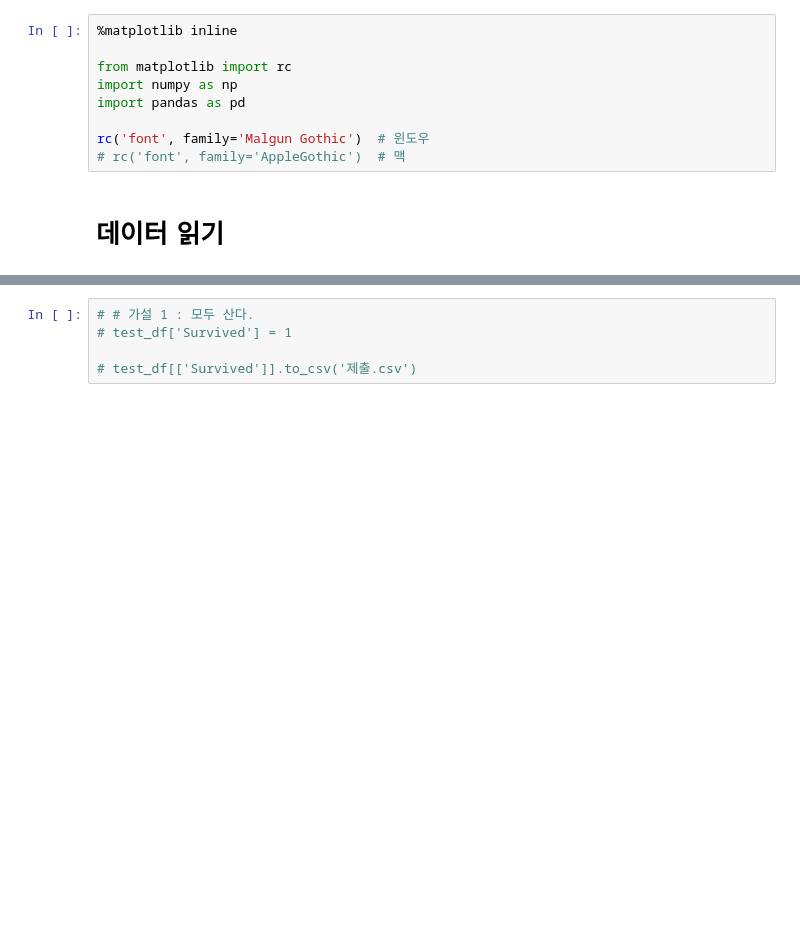
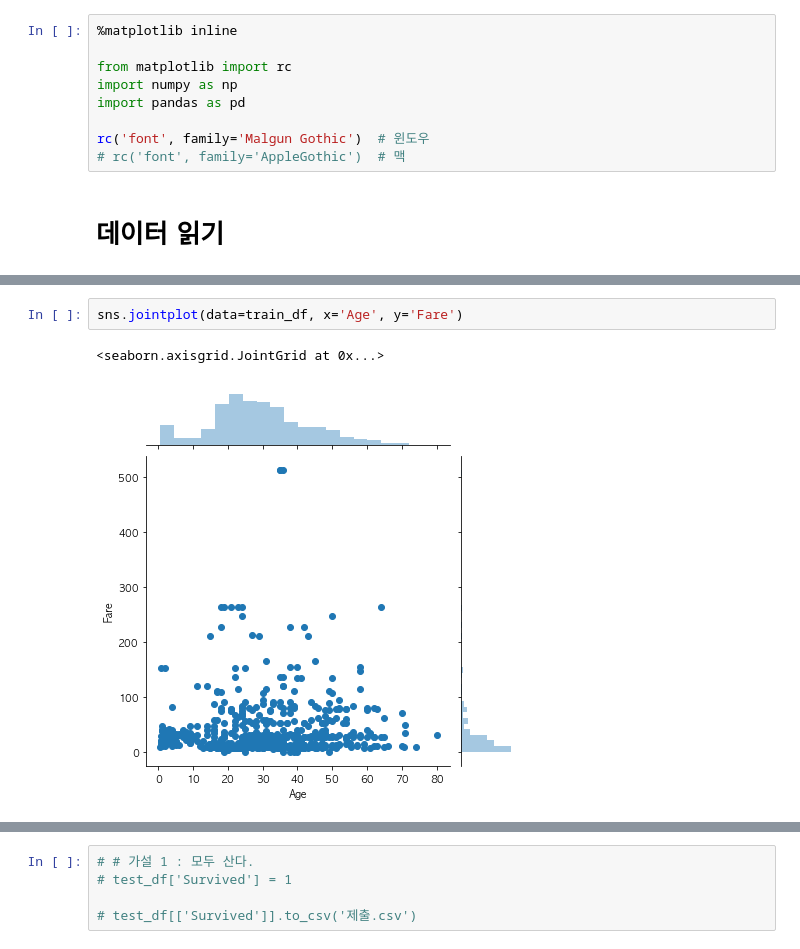
Before and after one commit to CodingSta/demo-ls-201904-pandas, a Jupyter notebook: Pandsa 03 - Solved.ipynb, the cells around one changed output, grey strips where cells are left out. Drawn from its saved outputs; the diff is of its cells as text; blank space fills up the shorter version.

```diff
--- a/Pandsa 03 - Solved.ipynb
+++ b/Pandsa 03 - Solved.ipynb
@@ -37,0 +59,5 @@ test_df.head()
+# %%
+sns.jointplot(data=train_df, x='Age', y='Fare')
+# %% [output]
+<seaborn.axisgrid.JointGrid at 0x...>
+[figure, added]
```
Also changed, not shown: parts of 64 cells of this notebook.
